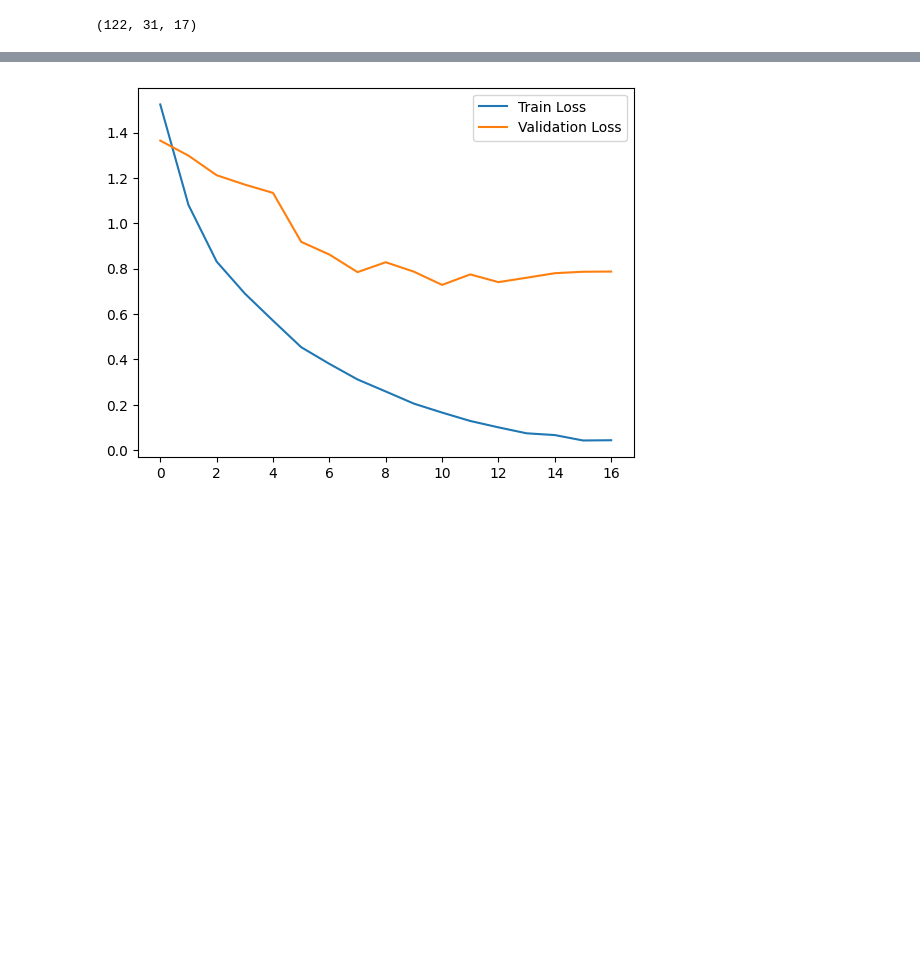
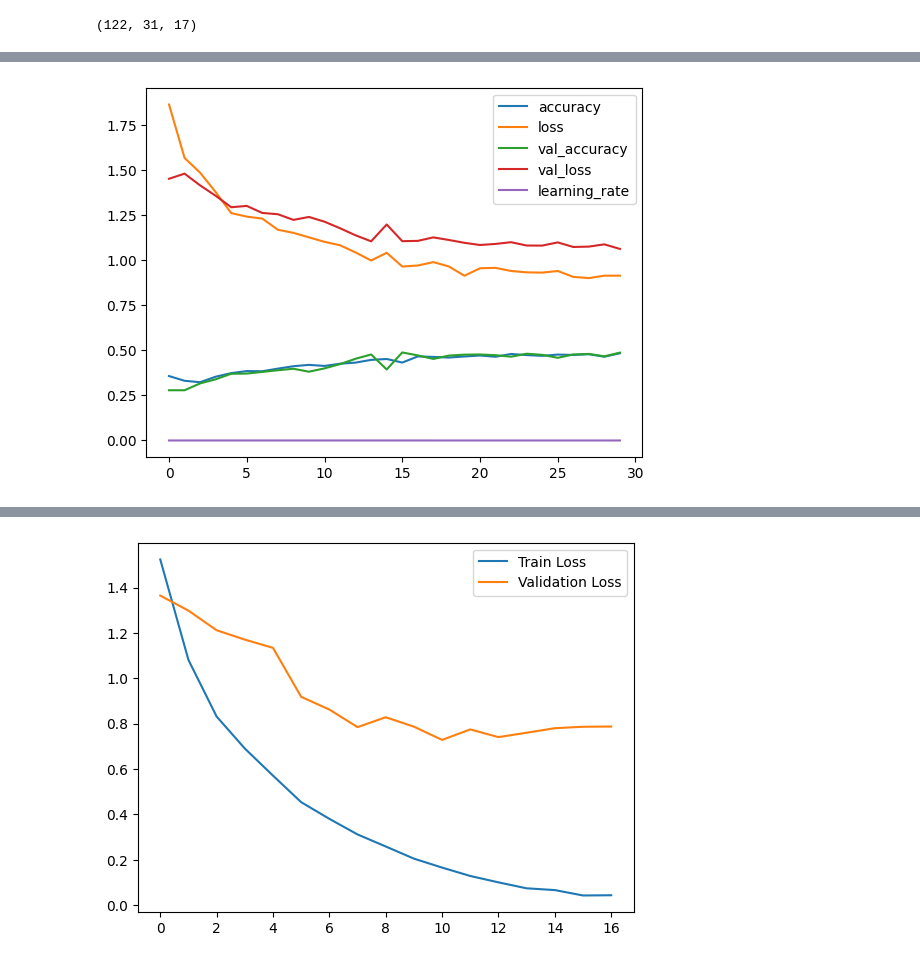
Before and after one commit to haeb98/DA36-mini3-hairwego, a Jupyter notebook: Haebin/ResNet50_class_weight_fine_tuned.ipynb, the cells around one changed output, grey strips where cells are left out. Drawn from its saved outputs; the diff is of its cells as text; code cells hidden in the pictures; blank space fills up the shorter version.

```diff
--- a/Haebin/ResNet50_class_weight_fine_tuned.ipynb
+++ b/Haebin/ResNet50_class_weight_fine_tuned.ipynb
@@ -317,0 +316,10 @@ Restoring model weights from the end of the best epoch: 11.
+# %%
+# 학습결과 시각화
+pd.DataFrame(history.history).plot()
+plt.show()
+
+# 평가
+loss, accuracy = model.evaluate(test_seq)
+print(f'loss: {loss:.4f}, accuracy: {accuracy:.4f}')
+# %% [output]
+[figure, added]
```
Also changed, not shown: parts of 7 cells of this notebook, 2 other files.
